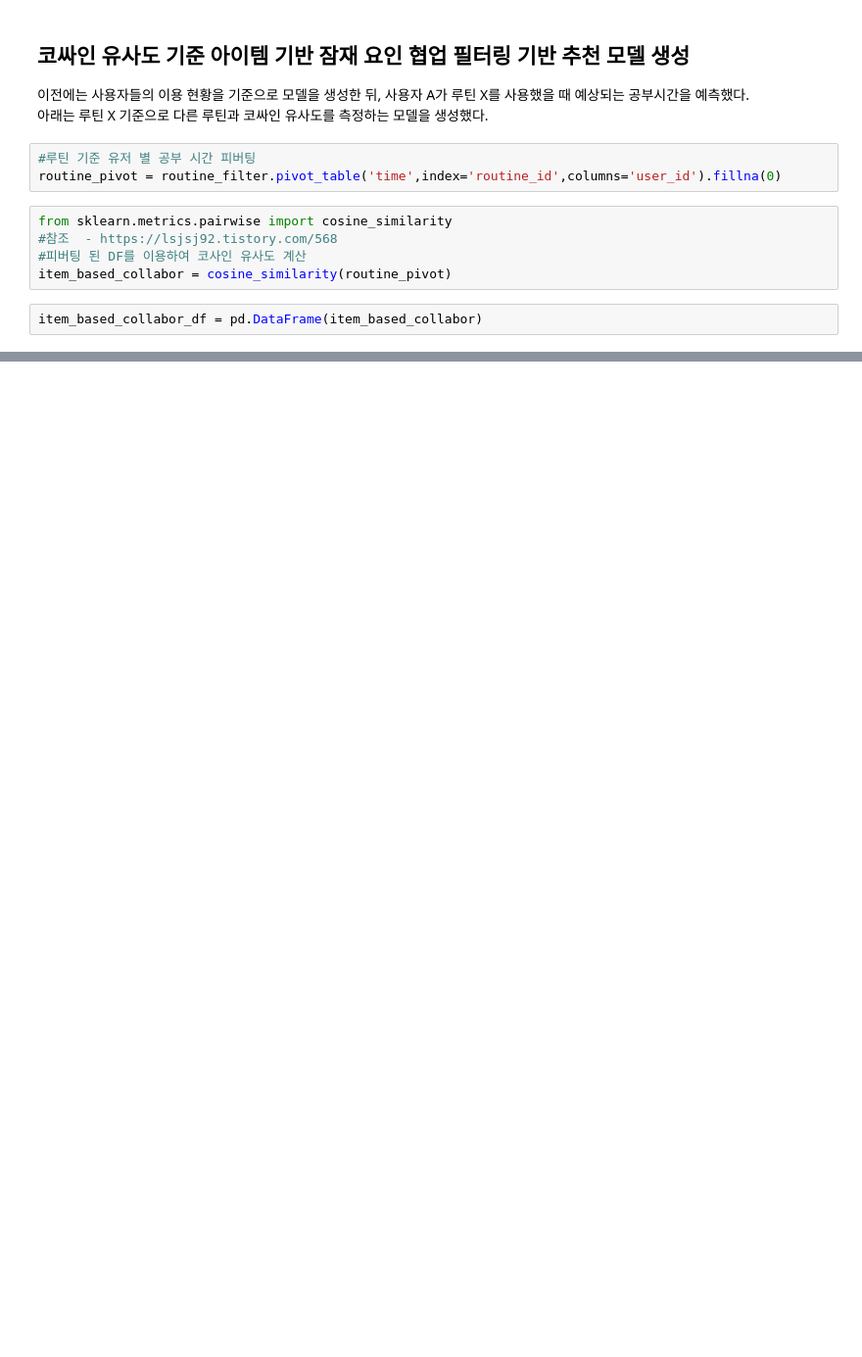
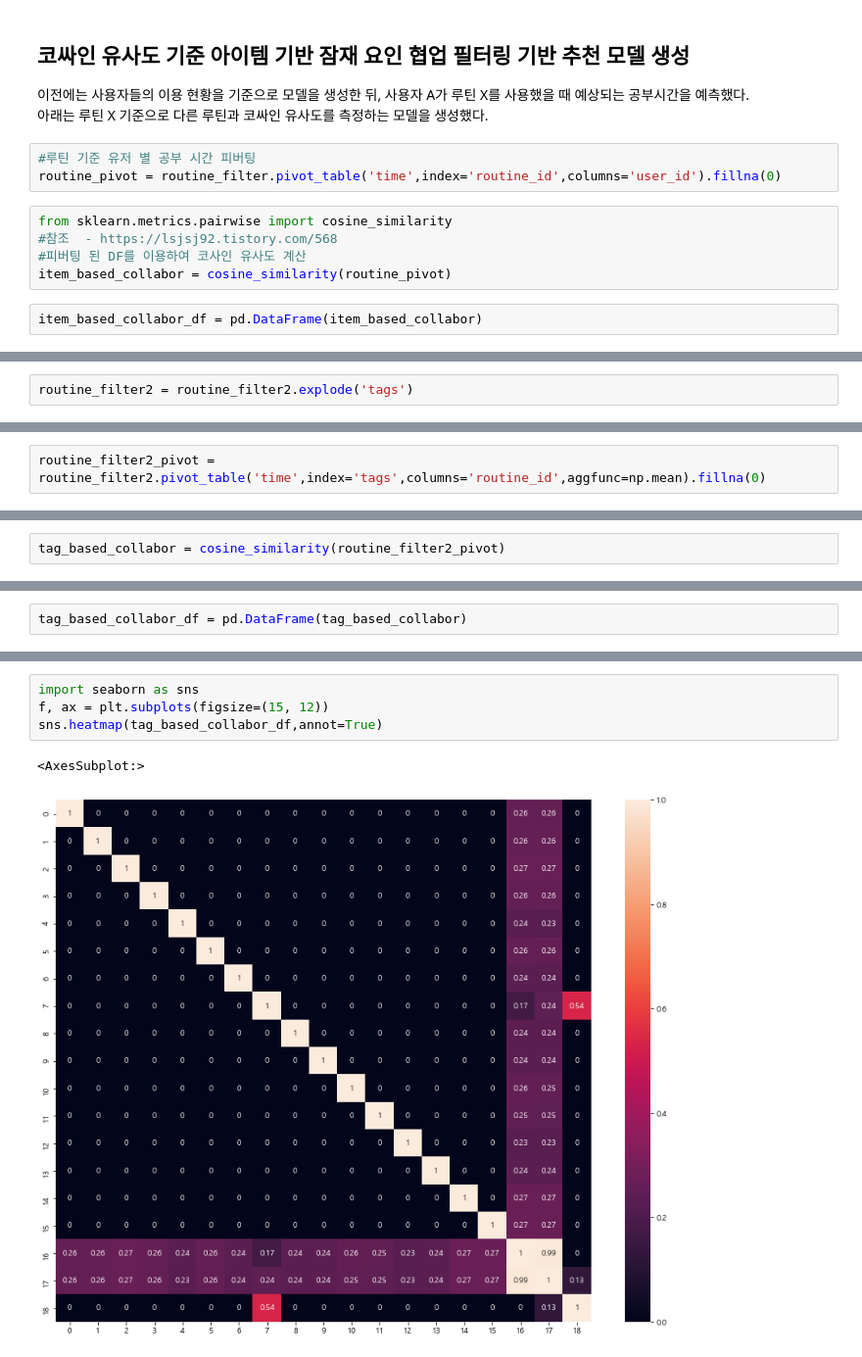
Before and after one commit to pealz01/data_science, a Jupyter notebook: 도모버스 루틴 추천서비스_masked.ipynb, the cells around one changed output, grey strips where cells are left out. Shown: that part at 98% size. Drawn from its saved outputs; the diff is of its cells as text; blank space fills up the shorter version.

```diff
--- a/도모버스 루틴 추천서비스_masked.ipynb
+++ b/도모버스 루틴 추천서비스_masked.ipynb
@@ -307,0 +312,2 @@ result.head(10)
+# %%
+routine_filter2 = routine_filter2.explode('tags')
@@ -307,0 +323,2 @@ result.head(10)
+# %%
+routine_filter2_pivot = routine_filter2.pivot_table('time',index='tags',columns='routine_id',aggfunc=np.mean).fillna(0)
@@ -307,0 +347,2 @@ result.head(10)
+# %%
+tag_based_collabor = cosine_similarity(routine_filter2_pivot)
@@ -307,0 +358,2 @@ result.head(10)
+# %%
+tag_based_collabor_df = pd.DataFrame(tag_based_collabor)
@@ -307,0 +391,7 @@ result.head(10)
+# %%
+import seaborn as sns
+f, ax = plt.subplots(figsize=(15, 12))
+sns.heatmap(tag_based_collabor_df,annot=True)
+# %% [output]
+<AxesSubplot:>
+[figure, added]
```
Also changed, not shown: parts of 25 cells of this notebook.
